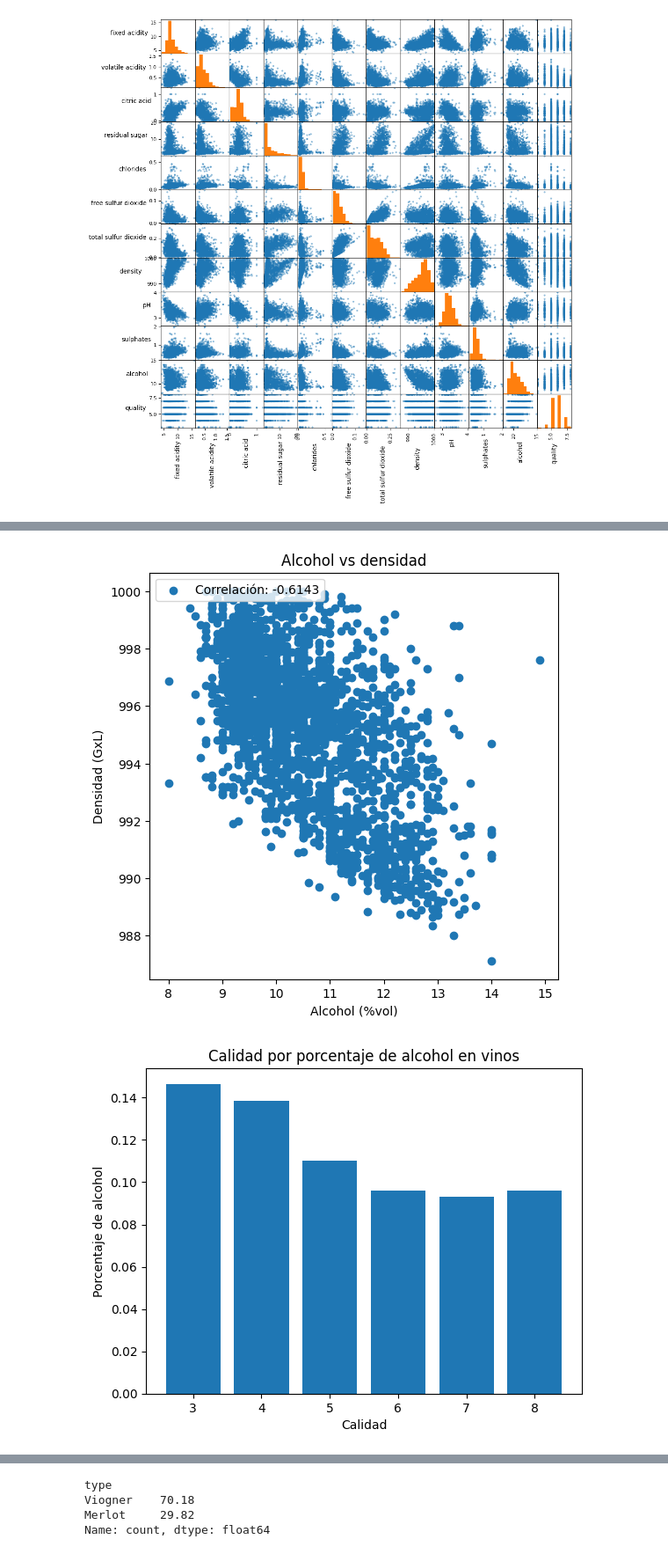
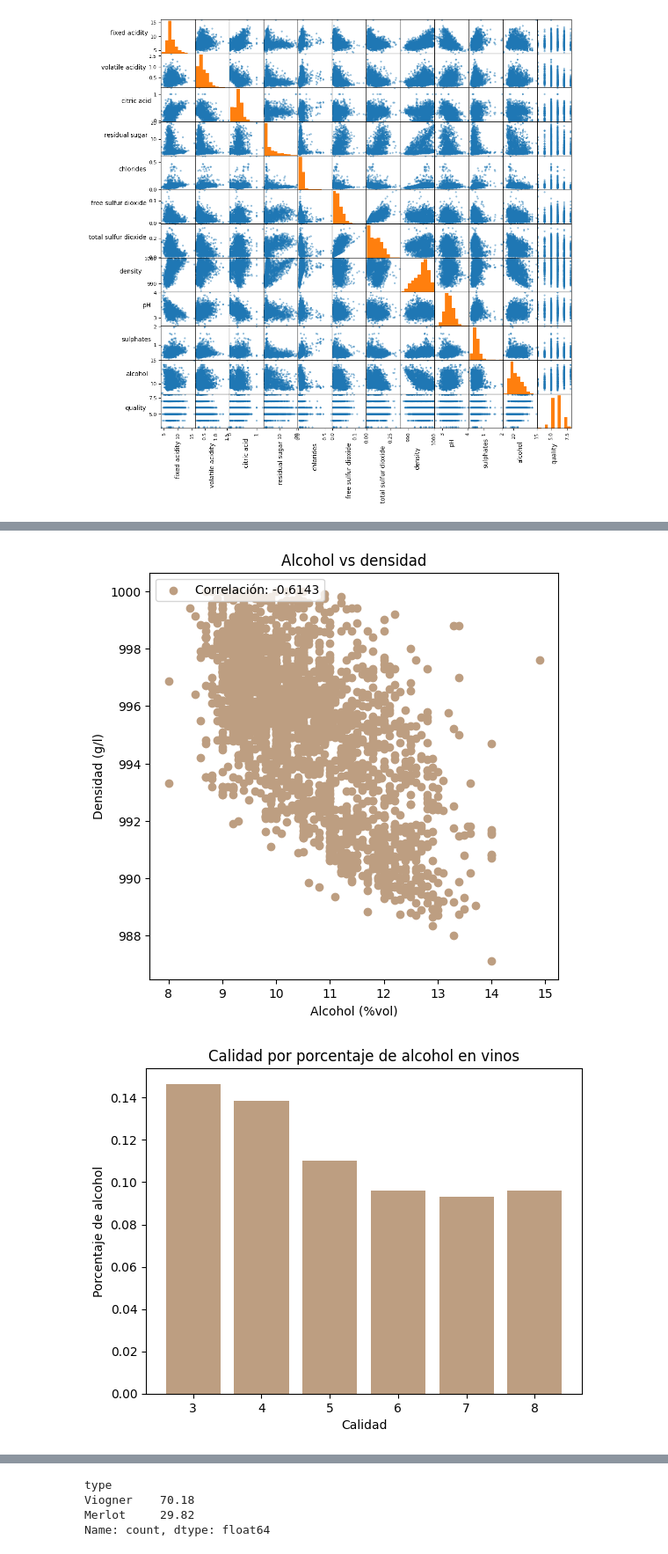
Before and after one commit to abriliglesias/Tp-ciencia-de-datos-, a Jupyter notebook: tpe.ipynb, the cells around one changed output, grey strips where cells are left out. Shown at 88% size. Drawn from its saved outputs; the diff is of its cells as text; code cells hidden in the pictures.

```diff
--- a/tpe.ipynb
+++ b/tpe.ipynb
@@ -388,34 +366,33 @@ datos_columna1 = df_filtrado["alcohol"]
 datos_columna2 = df_filtrado["density"]
 coeficiente_correlacion = np.corrcoef(datos_columna1, datos_columna2)[0, 1]
 
-# Añadir otra variable en color verde
-plt.scatter(datos_columna1, datos_columna2)
+plt.scatter(datos_columna1, datos_columna2, color="#bd9e81")
 
 # Añadir etiquetas y título
 plt.xlabel("Alcohol (%vol)")
-plt.ylabel("Densidad (GxL)")
+plt.ylabel("Densidad (g/l)")
 plt.title("Alcohol vs densidad")
 plt.legend([f"Correlación: {coeficiente_correlacion:.4f}"], loc="upper left")
 
 # Mostrar el gráfico
 plt.show()
 # %% [output]
-[figure, old version]
+[figure, new version]
 # %%
-plt.bar(df_filtrado["quality"], df_filtrado["free sulfur dioxide"])
+plt.bar(df_filtrado["quality"], df_filtrado["free sulfur dioxide"], color= "#bd9e81")
 
 # Agregar etiquetas a los ejes
 plt.xlabel("Calidad")
 plt.ylabel("Porcentaje de alcohol")
 
 # Agregar un título al gráfico
 plt.title("Calidad por porcentaje de alcohol en vinos")
 #plt.xticks(rotation=90)  # Rotar las etiquetas del eje x para mejor visualización
 0
 # Mostrar el gráfico
 plt.show()
 # %% [output]
-[figure, old version]
+[figure, new version]
 # %%
 condicion = dataset_modificado['quality'] == 8 # LOS VALORES CON LOS QUE TE QUERES QUEDAR
 df_max_calidad = dataset_modificado[condicion]
```
Also changed, not shown: parts of 35 cells of this notebook, 1 other file.
